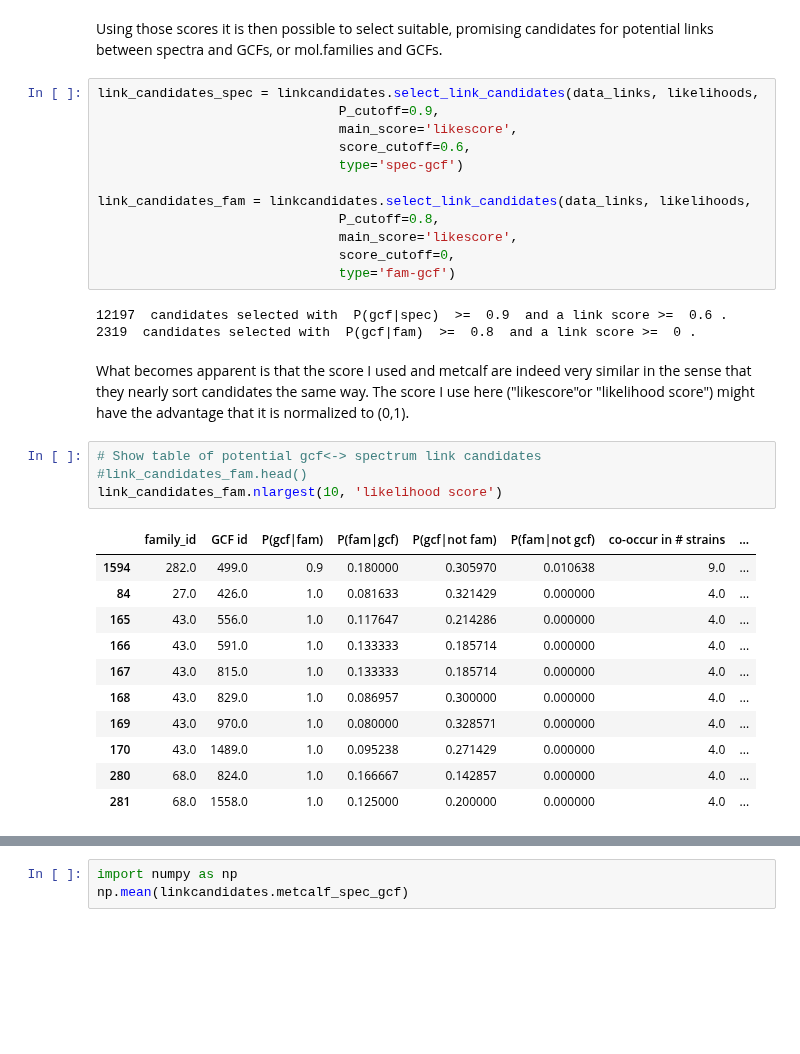
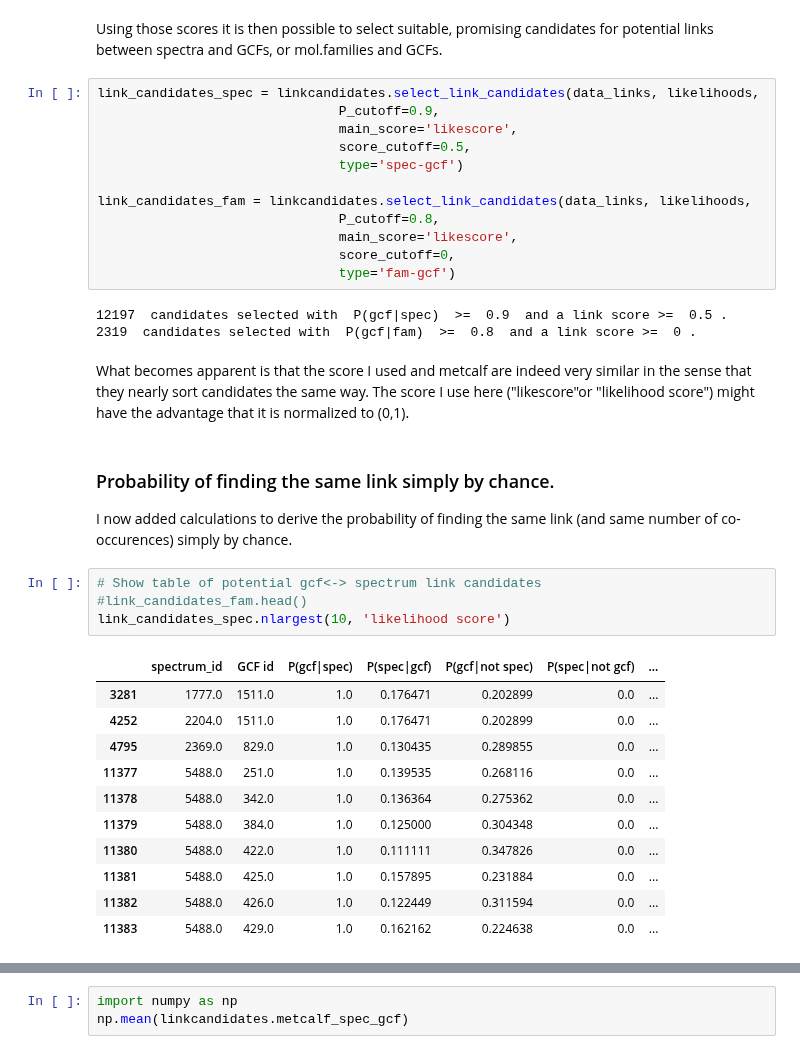
Before and after one commit to NPLinker/nplinker, a Jupyter notebook: prototype/nplinker_significancy_tests.ipynb, the cells around one changed output, grey strips where cells are left out. Drawn from its saved outputs; the diff is of its cells as text; blank space fills up the shorter version.

```diff
--- a/prototype/nplinker_significancy_tests.ipynb
+++ b/prototype/nplinker_significancy_tests.ipynb
@@ -149,7 +149,7 @@ Using those scores it is then possible to select suitable, promising candidates
 link_candidates_spec = linkcandidates.select_link_candidates(data_links, likelihoods,
                                P_cutoff=0.9,
                                main_score='likescore',
-                               score_cutoff=0.6,
+                               score_cutoff=0.5,
                                type='spec-gcf')
 
 link_candidates_fam = linkcandidates.select_link_candidates(data_links, likelihoods,
@@ -158,23 +158,26 @@ link_candidates_fam = linkcandidates.select_link_candidates(data_links, likeliho
                                score_cutoff=0,
                                type='fam-gcf')
 # %% [output]
-12197  candidates selected with  P(gcf|spec)  >=  0.9  and a link score >=  0.6 .
+12197  candidates selected with  P(gcf|spec)  >=  0.9  and a link score >=  0.5 .
 2319  candidates selected with  P(gcf|fam)  >=  0.8  and a link score >=  0 .
 # %% [markdown]
 What becomes apparent is that the score I used and metcalf are indeed very similar in the sense that they nearly sort candidates the same way. The score I use here ("likescore"or "likelihood score") might have the advantage that it is normalized to (0,1).
+# %% [markdown]
+### Probability of finding the same link simply by chance.
+I now added calculations to derive the probability of finding the same link (and same number of co-occurences) simply by chance.
 # %%
 # Show table of potential gcf<-> spectrum link candidates
 #link_candidates_fam.head()
-link_candidates_fam.nlargest(10, 'likelihood score')
+link_candidates_spec.nlargest(10, 'likelihood score')
 # %% [output]
-|  | family_id | GCF id | P(gcf|fam) | P(fam|gcf) | P(gcf|not fam) | P(fam|not gcf) | co-occur in # strains | ... |
-| 1594 | 282.0 | 499.0 | 0.9 | 0.180000 | 0.305970 | 0.010638 | 9.0 | ... |
-| 84 | 27.0 | 426.0 | 1.0 | 0.081633 | 0.321429 | 0.000000 | 4.0 | ... |
-| 165 | 43.0 | 556.0 | 1.0 | 0.117647 | 0.214286 | 0.000000 | 4.0 | ... |
-| 166 | 43.0 | 591.0 | 1.0 | 0.133333 | 0.185714 | 0.000000 | 4.0 | ... |
-| 167 | 43.0 | 815.0 | 1.0 | 0.133333 | 0.185714 | 0.000000 | 4.0 | ... |
-| 168 | 43.0 | 829.0 | 1.0 | 0.086957 | 0.300000 | 0.000000 | 4.0 | ... |
-| 169 | 43.0 | 970.0 | 1.0 | 0.080000 | 0.328571 | 0.000000 | 4.0 | ... |
-| 170 | 43.0 | 1489.0 | 1.0 | 0.095238 | 0.271429 | 0.000000 | 4.0 | ... |
-| 280 | 68.0 | 824.0 | 1.0 | 0.166667 | 0.142857 | 0.000000 | 4.0 | ... |
-| 281 | 68.0 | 1558.0 | 1.0 | 0.125000 | 0.200000 | 0.000000 | 4.0 | ... |
+|  | spectrum_id | GCF id | P(gcf|spec) | P(spec|gcf) | P(gcf|not spec) | P(spec|not gcf) | ... |
+| 3281 | 1777.0 | 1511.0 | 1.0 | 0.176471 | 0.202899 | 0.0 | ... |
+| 4252 | 2204.0 | 1511.0 | 1.0 | 0.176471 | 0.202899 | 0.0 | ... |
+| 4795 | 2369.0 | 829.0 | 1.0 | 0.130435 | 0.289855 | 0.0 | ... |
+| 11377 | 5488.0 | 251.0 | 1.0 | 0.139535 | 0.268116 | 0.0 | ... |
+| 11378 | 5488.0 | 342.0 | 1.0 | 0.136364 | 0.275362 | 0.0 | ... |
+| 11379 | 5488.0 | 384.0 | 1.0 | 0.125000 | 0.304348 | 0.0 | ... |
+| 11380 | 5488.0 | 422.0 | 1.0 | 0.111111 | 0.347826 | 0.0 | ... |
+| 11381 | 5488.0 | 425.0 | 1.0 | 0.157895 | 0.231884 | 0.0 | ... |
+| 11382 | 5488.0 | 426.0 | 1.0 | 0.122449 | 0.311594 | 0.0 | ... |
+| 11383 | 5488.0 | 429.0 | 1.0 | 0.162162 | 0.224638 | 0.0 | ... |
```
Also changed, not shown: parts of 5 cells of this notebook, 3 other files.
